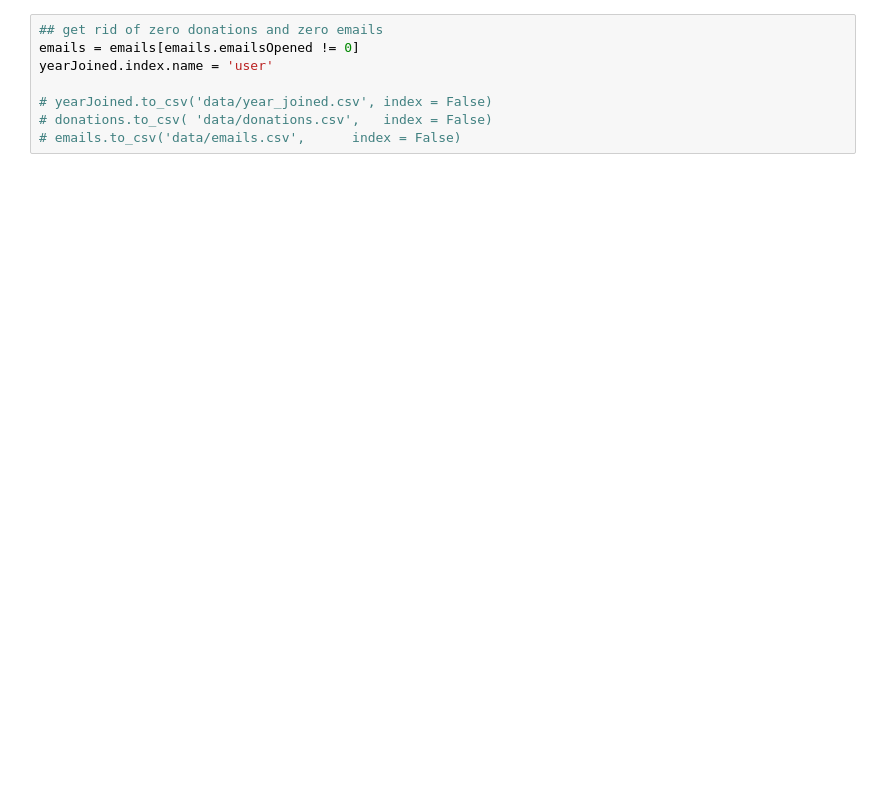
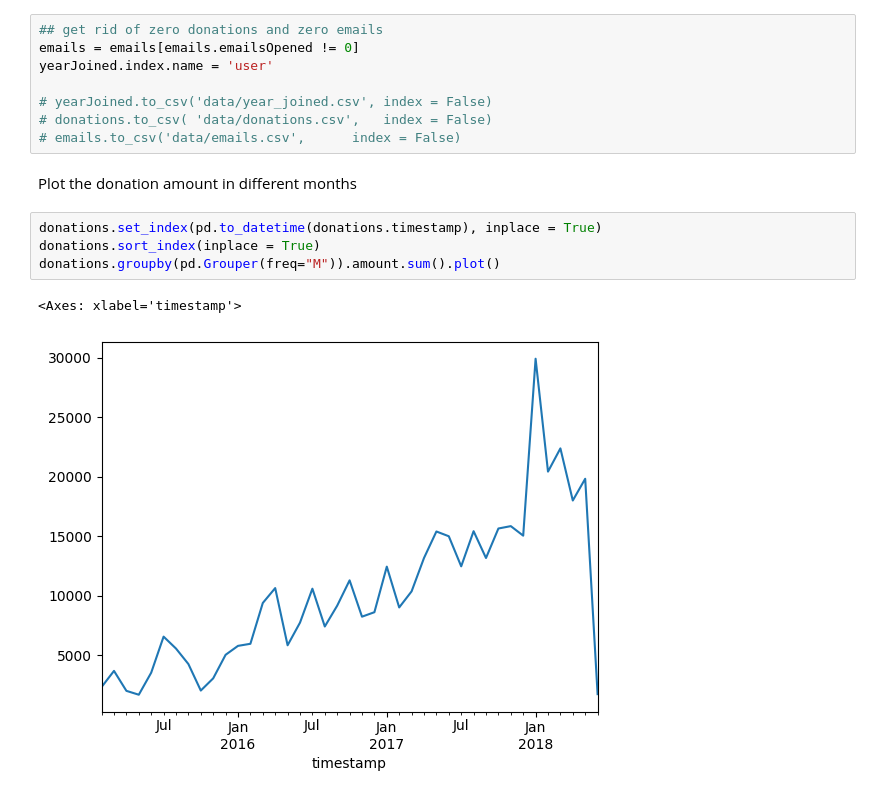
Before and after one commit to tongji1984/BookRepo, a Jupyter notebook: Ch04/user_donations.ipynb, the cells around one changed output. Drawn from its saved outputs; the diff is of its cells as text; blank space fills up the shorter version.

Commit message:
[Revise]user_donation.ipynb

```diff
--- a/Ch04/user_donations.ipynb
+++ b/Ch04/user_donations.ipynb
@@ -183,3 +183,12 @@ yearJoined.index.name = 'user'
 # yearJoined.to_csv('data/year_joined.csv', index = False)
 # donations.to_csv( 'data/donations.csv',   index = False)
 # emails.to_csv('data/emails.csv',      index = False)
+# %% [markdown]
+Plot the donation amount in different months
+# %%
+donations.set_index(pd.to_datetime(donations.timestamp), inplace = True)
+donations.sort_index(inplace = True)
+donations.groupby(pd.Grouper(freq="M")).amount.sum().plot()
+# %% [output]
+<Axes: xlabel='timestamp'>
+[figure, added]
```
Also changed, not shown: parts of 2 cells of this notebook.
